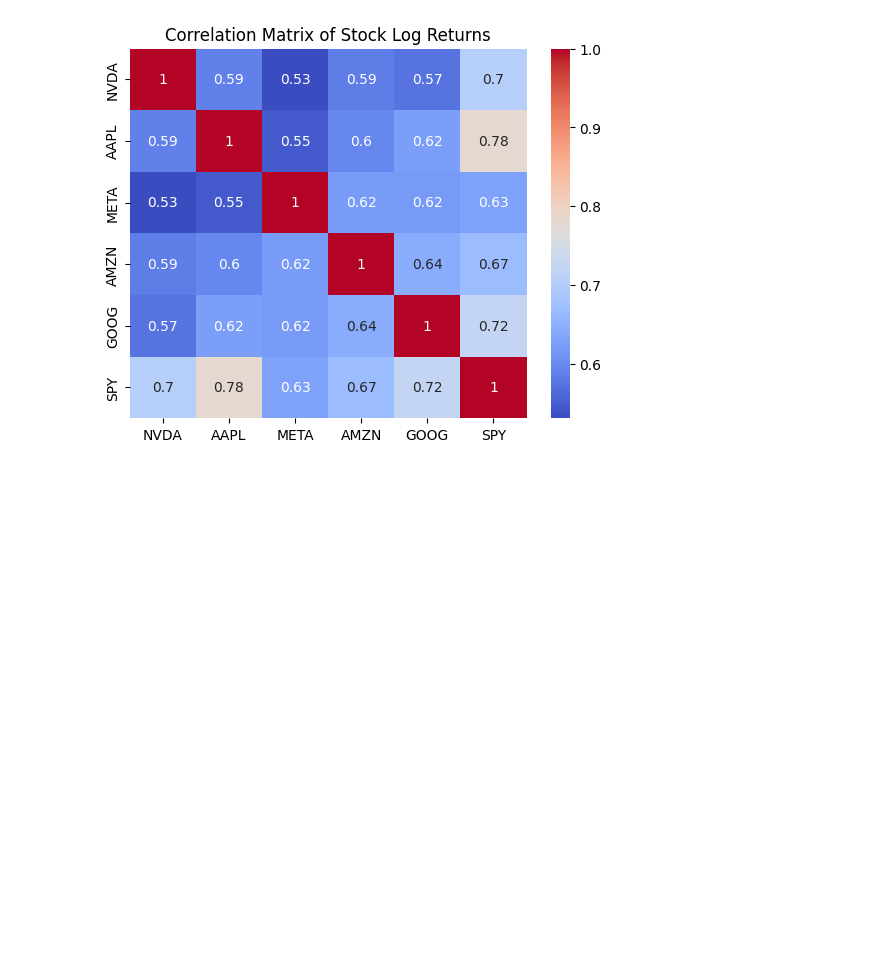
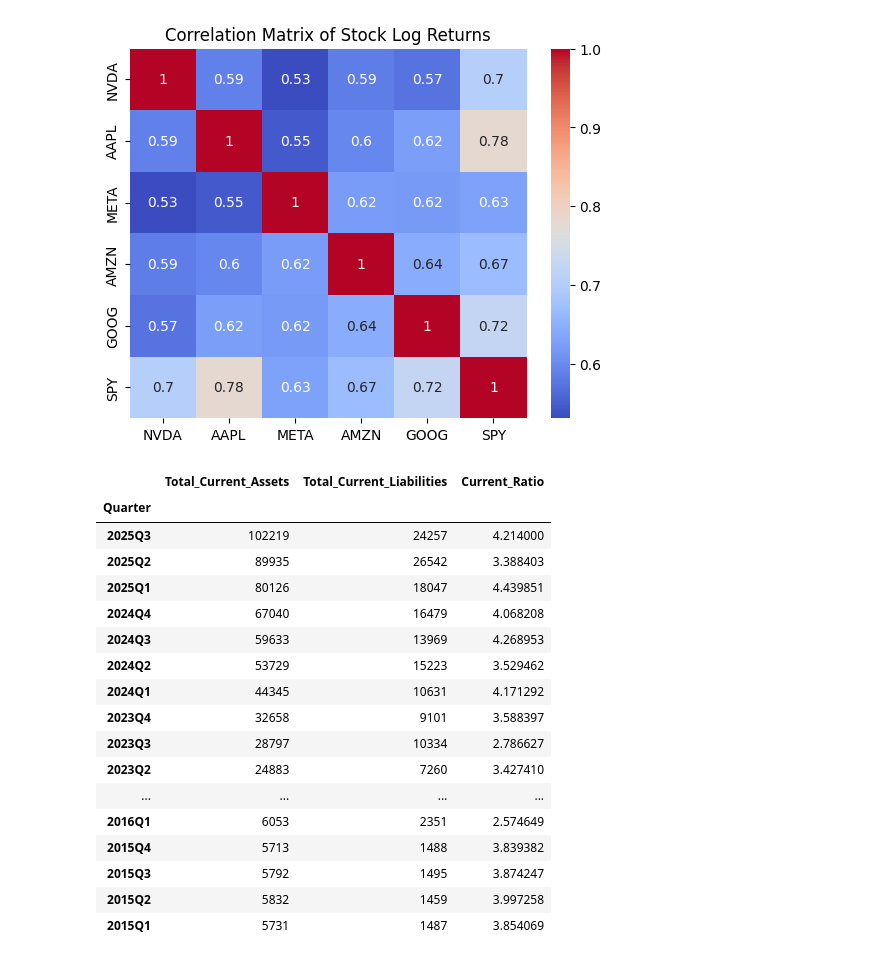
Before and after one commit to vdanielb/stock-market-inference, a Jupyter notebook: project.ipynb, the cells around one changed output. Drawn from its saved outputs; the diff is of its cells as text; code cells hidden in the pictures; blank space fills up the shorter version.

Commit message:
added current ratio

```diff
--- a/project.ipynb
+++ b/project.ipynb
@@ -100,3 +100,65 @@ plt.title('Correlation Matrix of Stock Log Returns')
 plt.show()
 # %% [output]
 [figure]
+# %%
+data = {
+    "Quarter": [
+        "2025Q3","2025Q2","2025Q1","2024Q4","2024Q3","2024Q2","2024Q1",
+        "2023Q4","2023Q3","2023Q2","2023Q1",
+        "2022Q4","2022Q3","2022Q2","2022Q1",
+        "2021Q4","2021Q3","2021Q2","2021Q1",
+        "2020Q4","2020Q3","2020Q2","2020Q1",
+        "2019Q4","2019Q3","2019Q2","2019Q1",
+        "2018Q4","2018Q3","2018Q2","2018Q1",
+        "2017Q4","2017Q3","2017Q2","2017Q1",
+        "2016Q4","2016Q3","2016Q2","2016Q1",
+        "2015Q4","2015Q3","2015Q2","2015Q1"
+    ],
+    "Total_Current_Assets": [
+        102219, 89935, 80126, 67040, 59633, 53729, 44345,
+        32658, 28797, 24883, 23073,
+        28829, 25806, 25806, 18127,
+        16055, 15161, 14393, 14681,
+        19584, 13690, 12420, 11391,
+        10629,10557,11386,10347,
+        11386,10831,9448,9255,
+        8479,8070,8116,8536,
+        8307,6156,5790,6053,
+        5713,5792,5832,5731
+    ],
+    "Total_Current_Liabilities": [
+        24257,26542,18047,16479,13969,15223,10631,
+        9101,10334,7260,6563,
+        4335,3612,4448,4004,
+        3925,3669,2410,1930,
+        1903,1784,1475,1331,
+        1389,1622,2252,2300,
+        1608,1462,1106,1153,
+        1032,983,823,1788,
+        2041,2407,2377,2351,
+        1488,1495,1459,1487
+    ]
+}
+assets_liabilities = pd.DataFrame(data).set_index("Quarter")
+assets_liabilities['Current_Ratio'] = assets_liabilities['Total_Current_Assets'] / assets_liabilities['Total_Current_Liabilities']
+
+assets_liabilities
+# %% [output]
+|  | Total_Current_Assets | Total_Current_Liabilities | Current_Ratio |
+| Quarter |  |  |  |
+| 2025Q3 | 102219 | 24257 | 4.214000 |
+| 2025Q2 | 89935 | 26542 | 3.388403 |
+| 2025Q1 | 80126 | 18047 | 4.439851 |
+| 2024Q4 | 67040 | 16479 | 4.068208 |
+| 2024Q3 | 59633 | 13969 | 4.268953 |
+| 2024Q2 | 53729 | 15223 | 3.529462 |
+| 2024Q1 | 44345 | 10631 | 4.171292 |
+| 2023Q4 | 32658 | 9101 | 3.588397 |
+| 2023Q3 | 28797 | 10334 | 2.786627 |
+| 2023Q2 | 24883 | 7260 | 3.427410 |
+| ... | ... | ... | ... |
+| 2016Q1 | 6053 | 2351 | 2.574649 |
+| 2015Q4 | 5713 | 1488 | 3.839382 |
+| 2015Q3 | 5792 | 1495 | 3.874247 |
+| 2015Q2 | 5832 | 1459 | 3.997258 |
+| 2015Q1 | 5731 | 1487 | 3.854069 |
```
